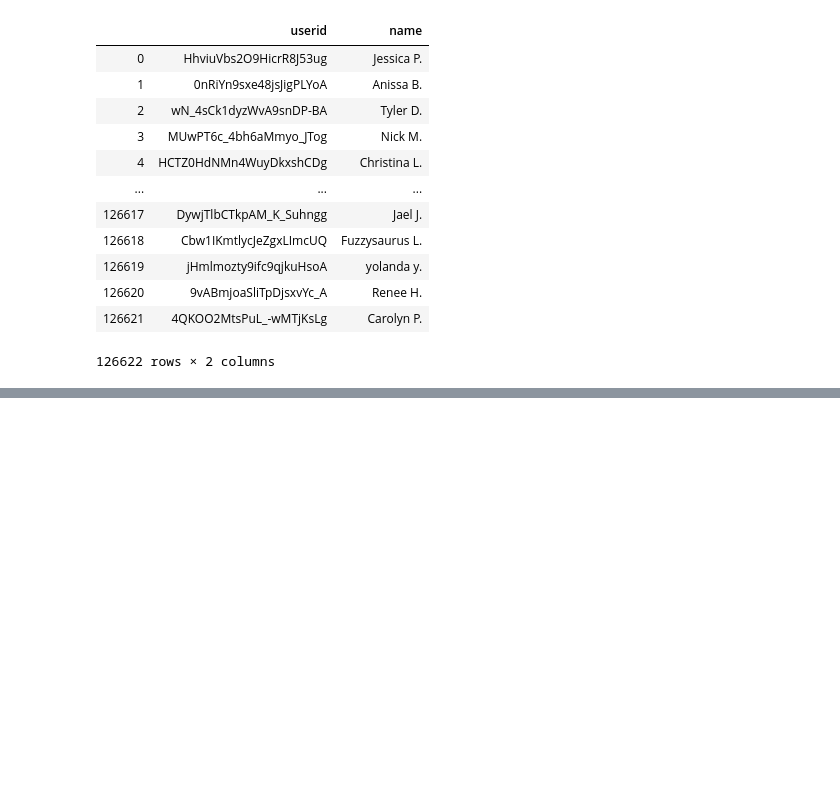
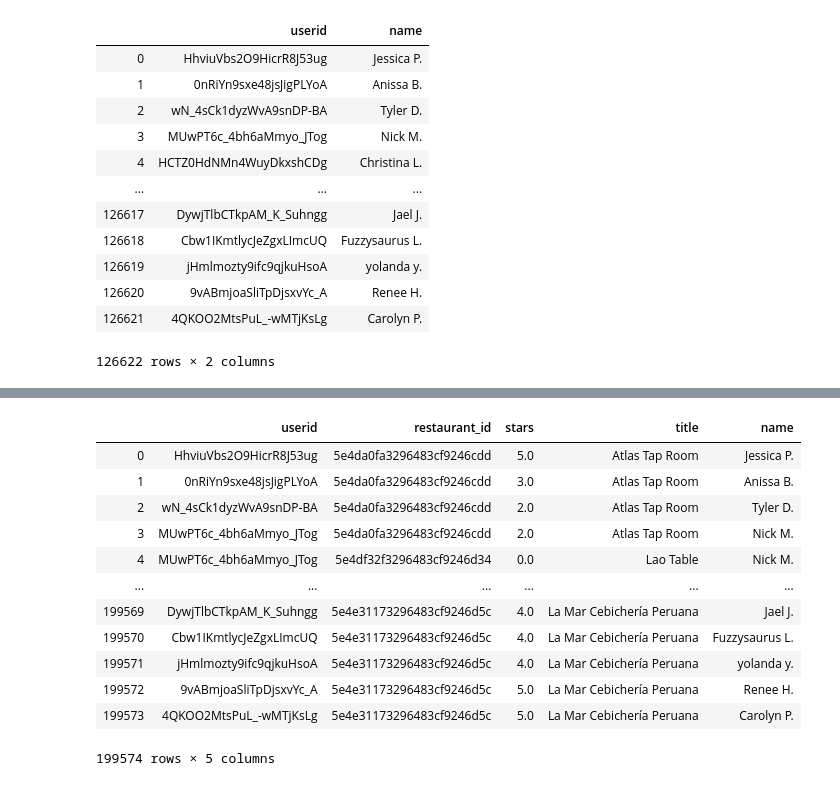
Before and after one commit to yueweng/restaurant-recommender, a Jupyter notebook: recommendation_content_based.ipynb, the cells around one changed output, grey strips where cells are left out. Saved outputs shown, nothing was run; the diff lists cells and outputs as text; code cells hidden in the pictures; blank space fills up the shorter version.

```diff
--- a/recommendation_content_based.ipynb
+++ b/recommendation_content_based.ipynb
@@ -374,7 +415,22 @@ users_name_df
 # %%
 combine_df = ratings_df.merge(restaurants_name_df, left_on='restaurant_id', right_on='id')
 combine_df = combine_df.merge(users_name_df, left_on='userid', right_on='userid')
 combine_df.drop(columns=['id'], inplace=True)
+combine_df
+# %% [output]
+|  | userid | restaurant_id | stars | title | name |
+| 0 | HhviuVbs2O9HicrR8J53ug | 5e4da0fa3296483cf9246cdd | 5.0 | Atlas Tap Room | Jessica P. |
+| 1 | 0nRiYn9sxe48jsJigPLYoA | 5e4da0fa3296483cf9246cdd | 3.0 | Atlas Tap Room | Anissa B. |
+| 2 | wN_4sCk1dyzWvA9snDP-BA | 5e4da0fa3296483cf9246cdd | 2.0 | Atlas Tap Room | Tyler D. |
+| 3 | MUwPT6c_4bh6aMmyo_JTog | 5e4da0fa3296483cf9246cdd | 2.0 | Atlas Tap Room | Nick M. |
+| 4 | MUwPT6c_4bh6aMmyo_JTog | 5e4df32f3296483cf9246d34 | 0.0 | Lao Table | Nick M. |
+| ... | ... | ... | ... | ... | ... |
+| 199569 | DywjTlbCTkpAM_K_Suhngg | 5e4e31173296483cf9246d5c | 4.0 | La Mar Cebichería Peruana | Jael J. |
+| 199570 | Cbw1IKmtlycJeZgxLImcUQ | 5e4e31173296483cf9246d5c | 4.0 | La Mar Cebichería Peruana | Fuzzysaurus L. |
+| 199571 | jHmlmozty9ifc9qjkuHsoA | 5e4e31173296483cf9246d5c | 4.0 | La Mar Cebichería Peruana | yolanda y. |
+| 199572 | 9vABmjoaSliTpDjsxvYc_A | 5e4e31173296483cf9246d5c | 5.0 | La Mar Cebichería Peruana | Renee H. |
+| 199573 | 4QKOO2MtsPuL_-wMTjKsLg | 5e4e31173296483cf9246d5c | 5.0 | La Mar Cebichería Peruana | Carolyn P. |
+199574 rows × 5 columns
 # %%
 ratings_matrix = combine_df.pivot_table(index='userid', columns='title', values='stars').fillna(0)
 # %%
```
Also changed, not shown: parts of 20 cells of this notebook, 4 other files.
